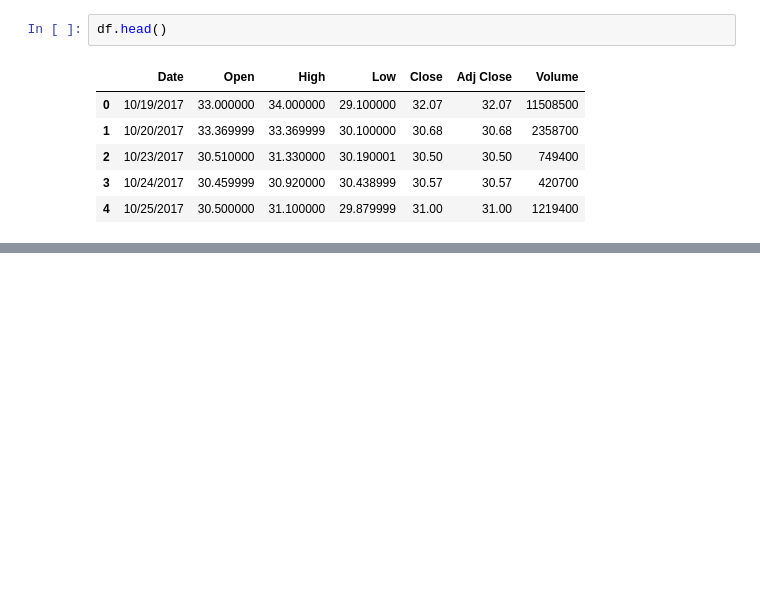
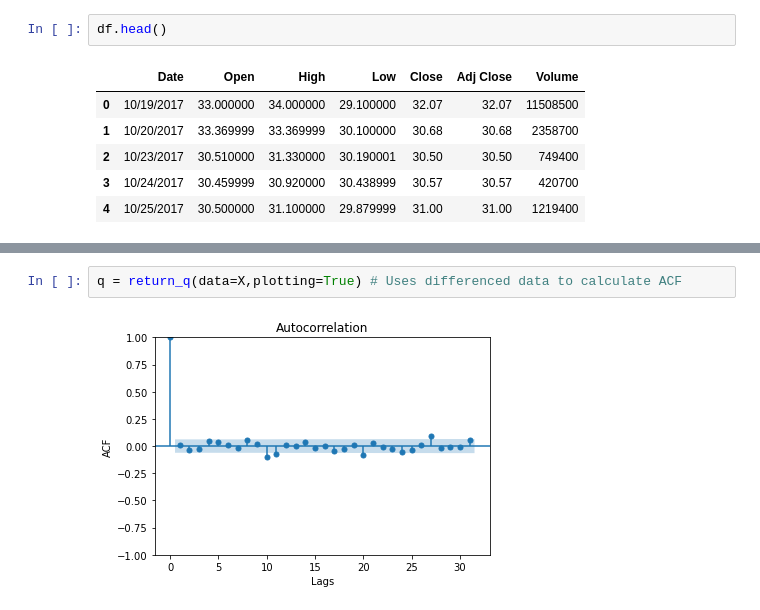
Before and after one commit to NelGen/NG-Stock-Forecasting-Project, a Jupyter notebook: MongoDB In-Depth Analysis Notebook.ipynb, the cells around one changed output, grey strips where cells are left out. Drawn from its saved outputs; the diff is of its cells as text; blank space fills up the shorter version.

```diff
--- a/MongoDB In-Depth Analysis Notebook.ipynb
+++ b/MongoDB In-Depth Analysis Notebook.ipynb
@@ -15,0 +123,4 @@ df.head()
+# %%
+q = return_q(data=X,plotting=True) # Uses differenced data to calculate ACF
+# %% [output]
+[figure, added]
```
Also changed, not shown: parts of 41 cells of this notebook, 8 other files.
